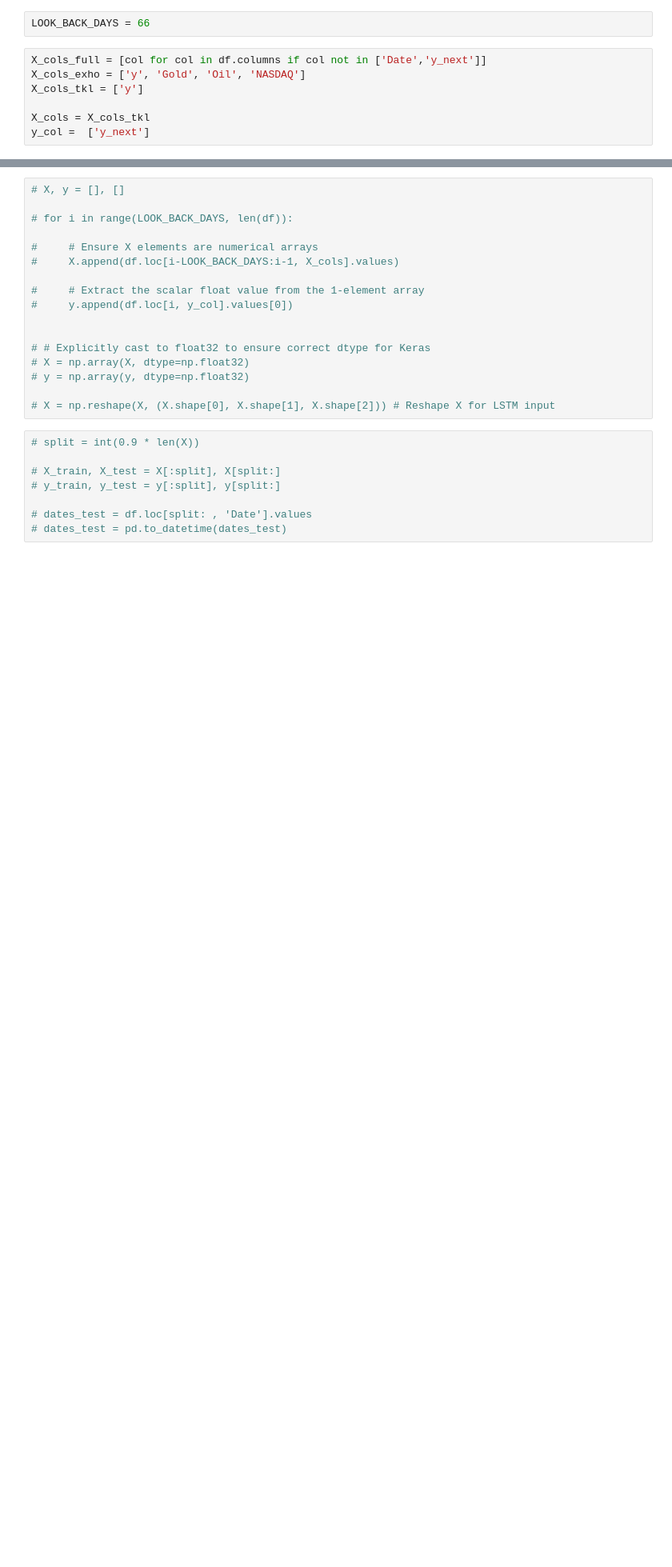
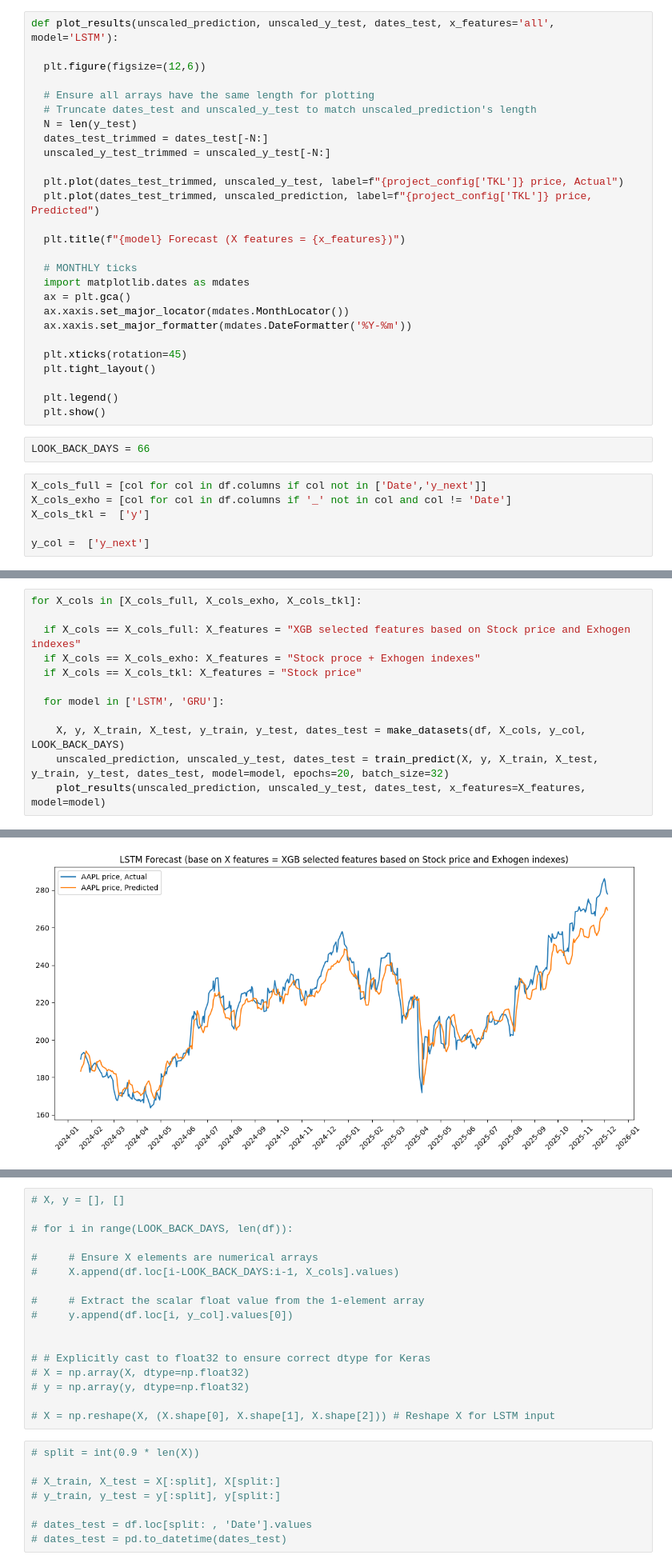
Before and after one commit to GuyRayOv/Stocks, a Jupyter notebook: notebooks/stocks_parallel_lstm_cnn.ipynb, the cells around one changed output, grey strips where cells are left out. Shown at 80% size. Cells and saved outputs as stored; diff of their text form; blank space fills up the shorter version.

```diff
--- a/notebooks/stocks_parallel_lstm_cnn.ipynb
+++ b/notebooks/stocks_parallel_lstm_cnn.ipynb
@@ -94,9 +117,35 @@ memory usage: 602.9+ KB
+# %%
+def plot_results(unscaled_prediction, unscaled_y_test, dates_test, x_features='all', model='LSTM'):
+
+  plt.figure(figsize=(12,6))
+
+  # Ensure all arrays have the same length for plotting
+  # Truncate dates_test and unscaled_y_test to match unscaled_prediction's length
+  N = len(y_test)
+  dates_test_trimmed = dates_test[-N:]
+  unscaled_y_test_trimmed = unscaled_y_test[-N:]
+
+  plt.plot(dates_test_trimmed, unscaled_y_test, label=f"{project_config['TKL']} price, Actual")
+  plt.plot(dates_test_trimmed, unscaled_prediction, label=f"{project_config['TKL']} price, Predicted")
+
+  plt.title(f"{model} Forecast (X features = {x_features})")
+
+  # MONTHLY ticks
+  import matplotlib.dates as mdates
+  ax = plt.gca()
+  ax.xaxis.set_major_locator(mdates.MonthLocator())
+  ax.xaxis.set_major_formatter(mdates.DateFormatter('%Y-%m'))
+
+  plt.xticks(rotation=45)
+  plt.tight_layout()
+
+  plt.legend()
+  plt.show()
 # %%
 LOOK_BACK_DAYS = 66
 # %%
 X_cols_full = [col for col in df.columns if col not in ['Date','y_next']]
-X_cols_exho = ['y', 'Gold', 'Oil', 'NASDAQ']
-X_cols_tkl = ['y']
+X_cols_exho = [col for col in df.columns if '_' not in col and col != 'Date']
+X_cols_tkl =  ['y']
 
-X_cols = X_cols_tkl
 y_col =  ['y_next']
@@ -123,0 +152,13 @@ def make_datasets(df,X_cols, y_col, look_back_days):
+# %%
+for X_cols in [X_cols_full, X_cols_exho, X_cols_tkl]:
+
+  if X_cols == X_cols_full: X_features = "XGB selected features based on Stock price and Exhogen indexes"
+  if X_cols == X_cols_exho: X_features = "Stock proce + Exhogen indexes"
+  if X_cols == X_cols_tkl: X_features = "Stock price"
+
+  for model in ['LSTM', 'GRU']:
+
+    X, y, X_train, X_test, y_train, y_test, dates_test = make_datasets(df, X_cols, y_col, LOOK_BACK_DAYS)
+    unscaled_prediction, unscaled_y_test, dates_test = train_predict(X, y, X_train, X_test, y_train, y_test, dates_test, model=model, epochs=20, batch_size=32)
+    plot_results(unscaled_prediction, unscaled_y_test, dates_test, x_features=X_features, model=model)
+# %% [output]
@@ -123,0 +182 @@ def make_datasets(df,X_cols, y_col, look_back_days):
+[figure, added]
```
Also changed, not shown: parts of 16 cells of this notebook.
